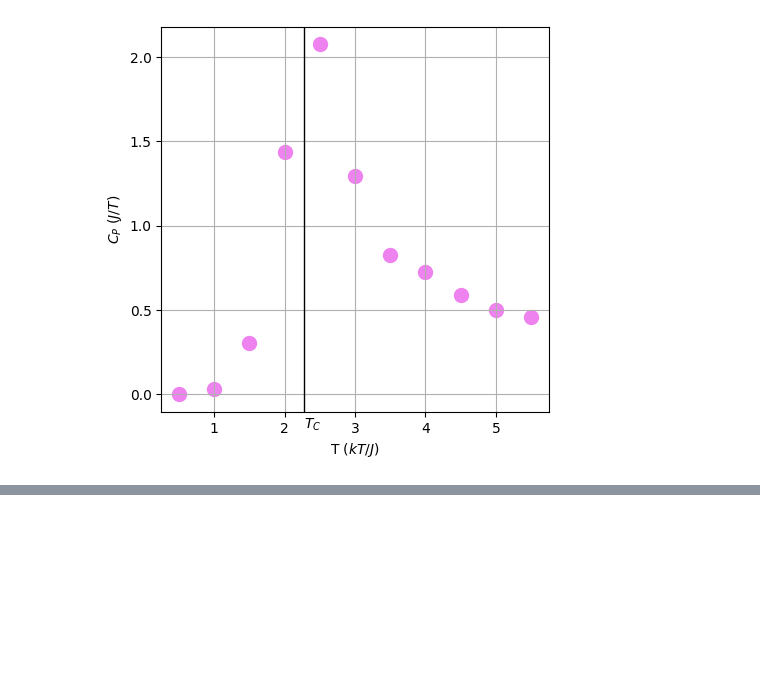
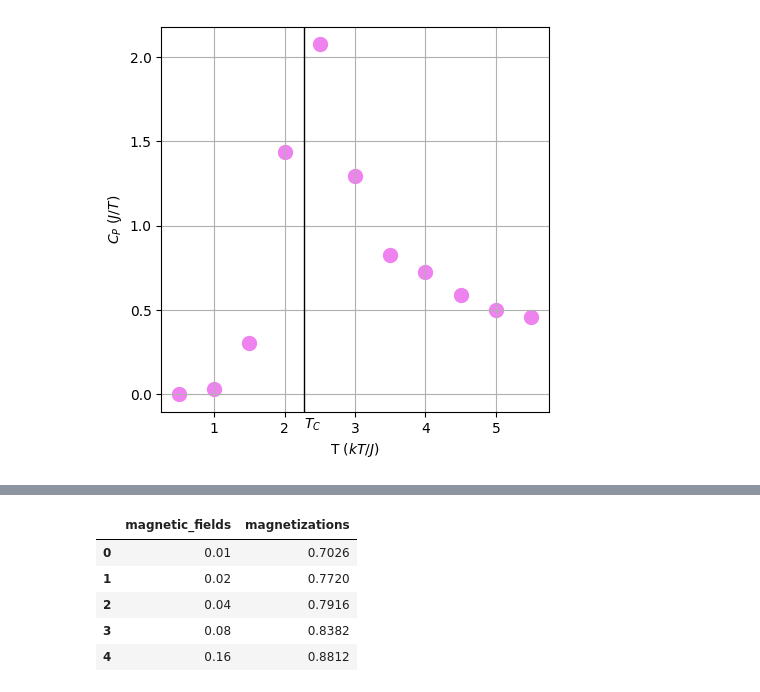
Before and after one commit to pyracetamol/tmms_2025, a Jupyter notebook: monte-carlo.ipynb, the cells around one changed output, grey strips where cells are left out. Cells and saved outputs as stored; diff of their text form; code cells hidden in the pictures; blank space fills up the shorter version.

```diff
--- a/monte-carlo.ipynb
+++ b/monte-carlo.ipynb
@@ -358,0 +396,10 @@ plt.text(x=TC,y=-0.2,s='$T_C$');
+# %%
+df_magnetic = pd.DataFrame(magnetic_data)
+df_magnetic
+# %% [output]
+|  | magnetic_fields | magnetizations |
+| 0 | 0.01 | 0.7026 |
+| 1 | 0.02 | 0.7720 |
+| 2 | 0.04 | 0.7916 |
+| 3 | 0.08 | 0.8382 |
+| 4 | 0.16 | 0.8812 |
```
Also changed, not shown: parts of 6 cells of this notebook.
